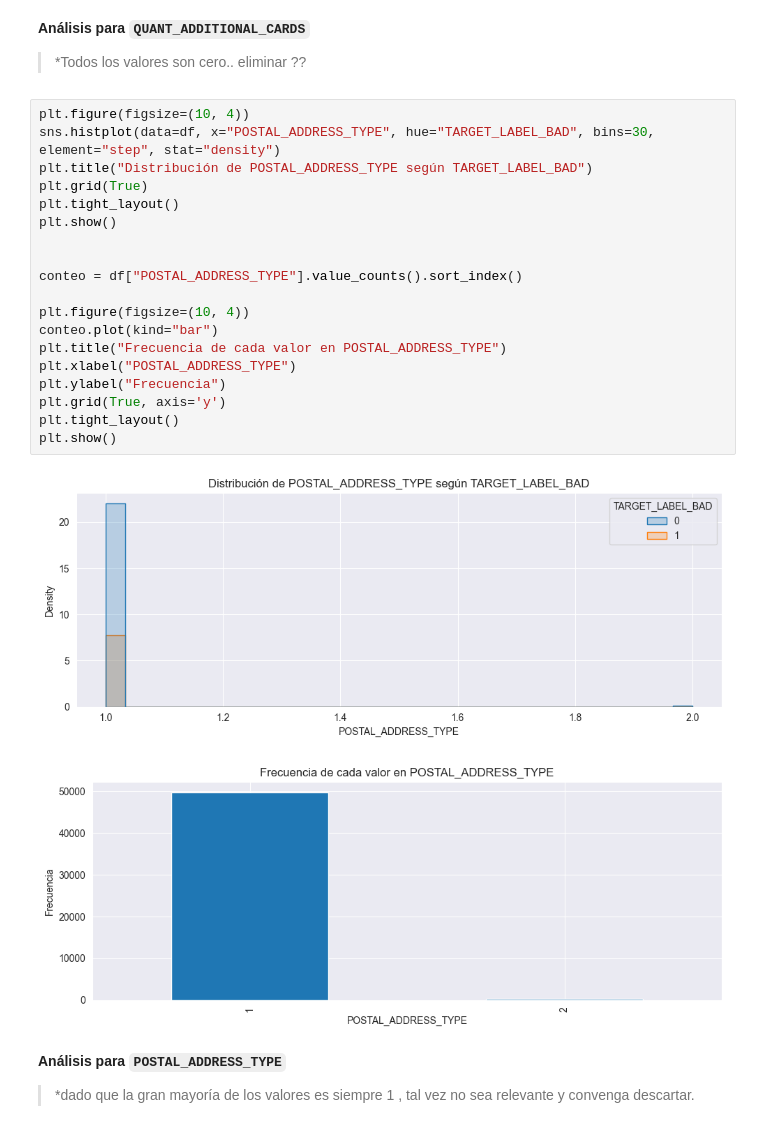
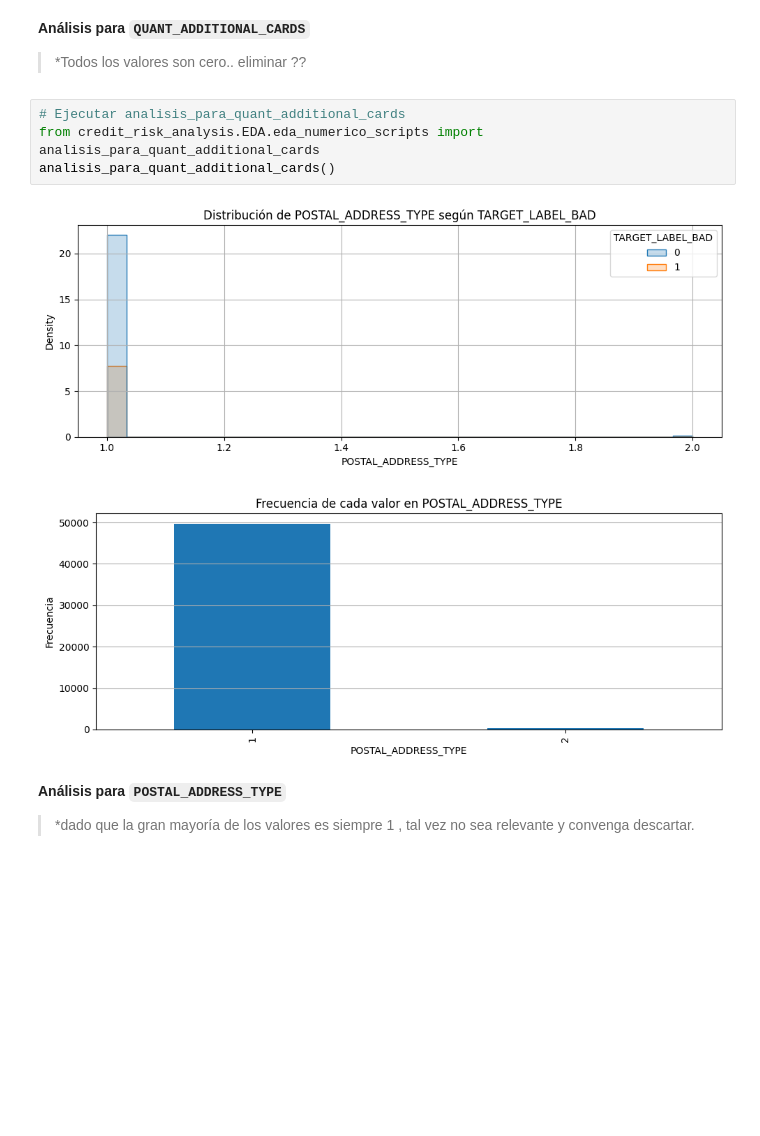
Before and after one commit to alkimer/CreditRiskAnalysisProject, a Jupyter notebook: EDA_Ustarroz_Numericos.ipynb, the cells around one changed output. Saved outputs shown, nothing was run; the diff lists cells and outputs as text; blank space fills up the shorter version.

Commit message:
- organizado el Colab en scripts

```diff
--- a/EDA_Ustarroz_Numericos.ipynb
+++ b/EDA_Ustarroz_Numericos.ipynb
@@ -192,28 +86,13 @@ plt.show()
 **Análisis para `QUANT_ADDITIONAL_CARDS`**
 
 > *Todos los valores son cero.. eliminar ??
-# %%
-plt.figure(figsize=(10, 4))
-sns.histplot(data=df, x="POSTAL_ADDRESS_TYPE", hue="TARGET_LABEL_BAD", bins=30, element="step", stat="density")
-plt.title("Distribución de POSTAL_ADDRESS_TYPE según TARGET_LABEL_BAD")
-plt.grid(True)
-plt.tight_layout()
-plt.show()
-
-
-conteo = df["POSTAL_ADDRESS_TYPE"].value_counts().sort_index()
-
-plt.figure(figsize=(10, 4))
-conteo.plot(kind="bar")
-plt.title("Frecuencia de cada valor en POSTAL_ADDRESS_TYPE")
-plt.xlabel("POSTAL_ADDRESS_TYPE")
-plt.ylabel("Frecuencia")
-plt.grid(True, axis='y')
-plt.tight_layout()
-plt.show()
-# %% [output]
-[figure, removed]
-[figure, removed]
+# %%
+# Ejecutar analisis_para_quant_additional_cards
+from credit_risk_analysis.EDA.eda_numerico_scripts import analisis_para_quant_additional_cards
+analisis_para_quant_additional_cards()
+# %% [output]
+[figure, added]
+[figure, added]
 # %% [markdown]
 **Análisis para `POSTAL_ADDRESS_TYPE`**
 
```
Also changed, not shown: parts of 81 cells of this notebook, 1 other file.
